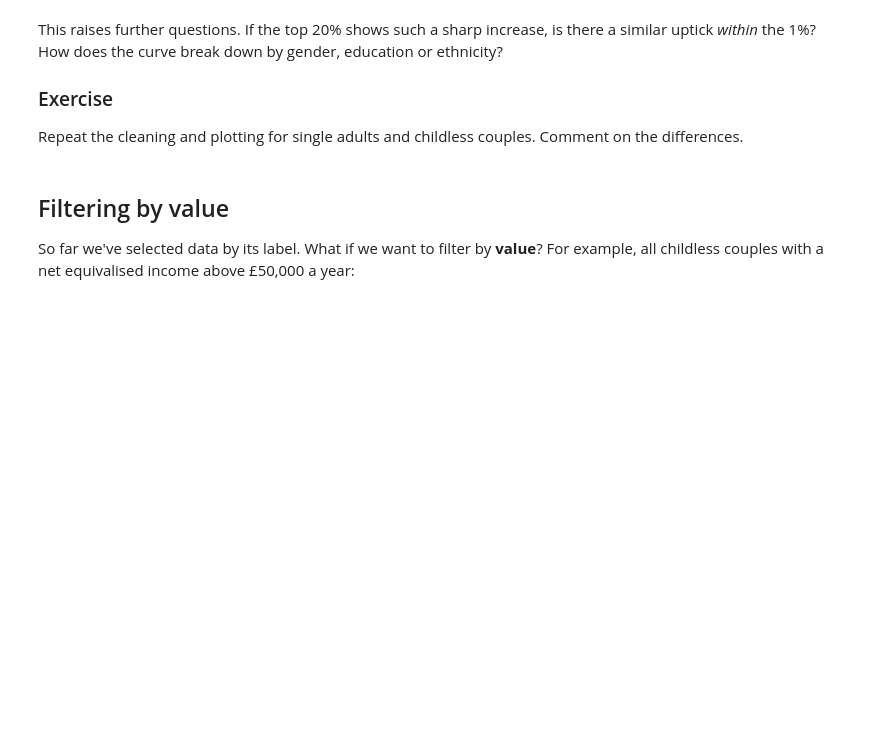
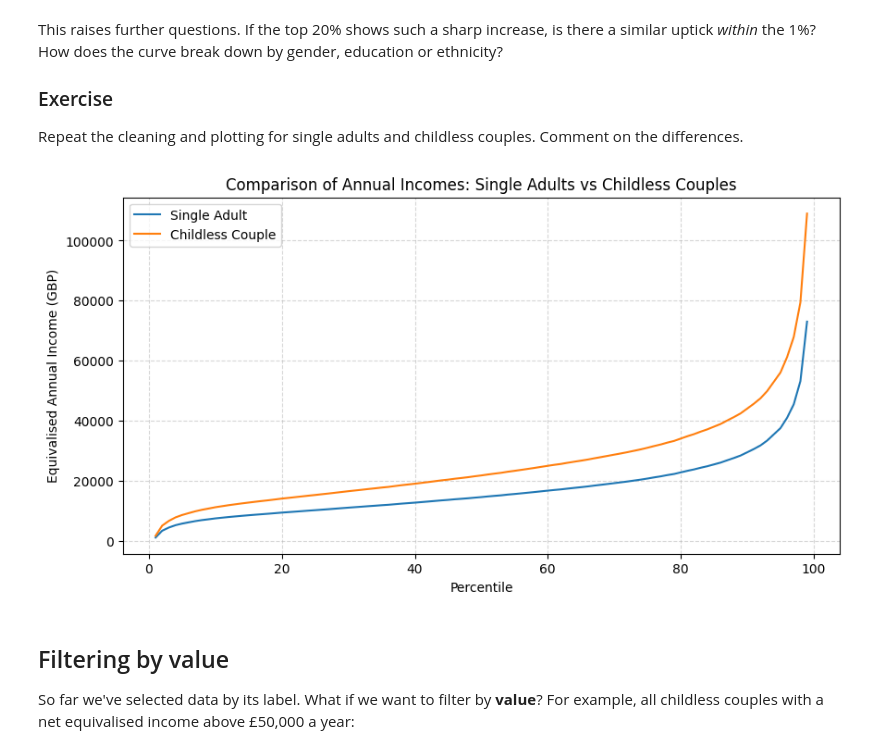
Before and after one commit to tracychencjh/QM2, a Jupyter notebook: notebooks/W02. Pandas.ipynb, the cells around one changed output. Cells and saved outputs as stored; diff of their text form; code cells hidden in the pictures; blank space fills up the shorter version.

```diff
--- a/notebooks/W02. Pandas.ipynb
+++ b/notebooks/W02. Pandas.ipynb
@@ -225,3 +274,18 @@ Repeat the cleaning and plotting for single adults and childless couples. Commen
+# %%
+# Clean the 'Single adult' and 'Childless couple, annual income' columns
+compare_df = income[["Single adult", "Childless couple, annual income"]].copy()
+compare_df = compare_df.replace(",", "", regex=True).astype(float)
+
+# Plot both series on the same grid
+compare_df.plot()
+plt.title("Comparison of Annual Incomes: Single Adults vs Childless Couples")
+plt.xlabel("Percentile")
+plt.ylabel("Equivalised Annual Income (GBP)")
+plt.grid(True, linestyle="--", alpha=0.5)
+plt.legend(["Single Adult", "Childless Couple"])
+plt.show()
+# %% [output]
+[figure, added]
 # %% [markdown]
 ## Filtering by value
 
```
Also changed, not shown: parts of 28 cells of this notebook.
